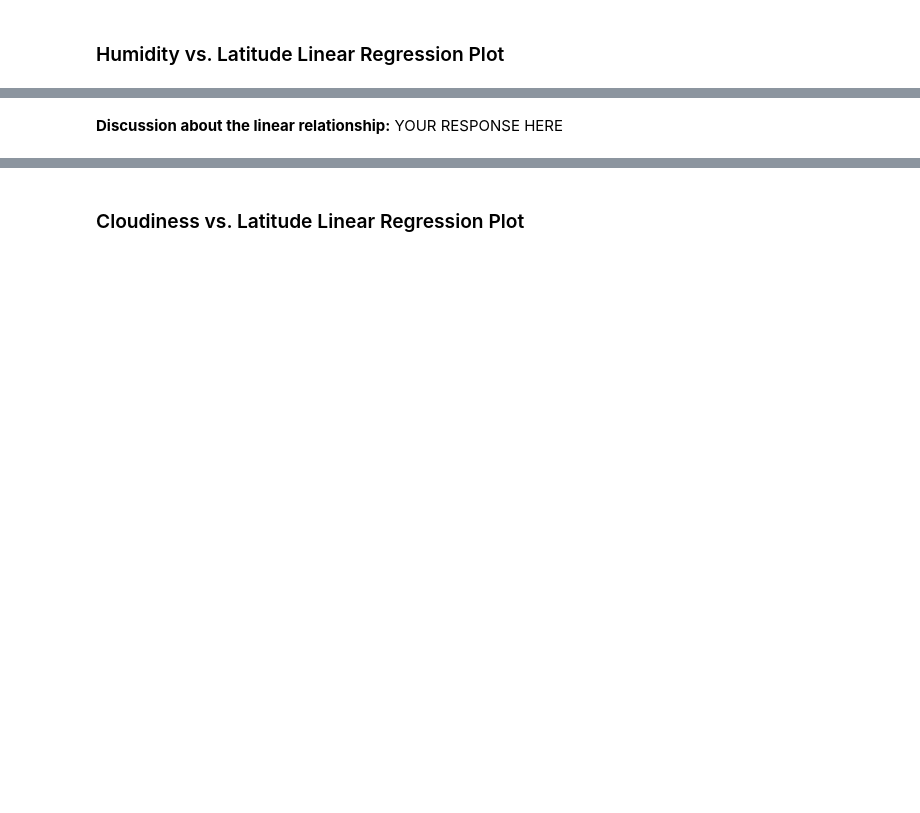
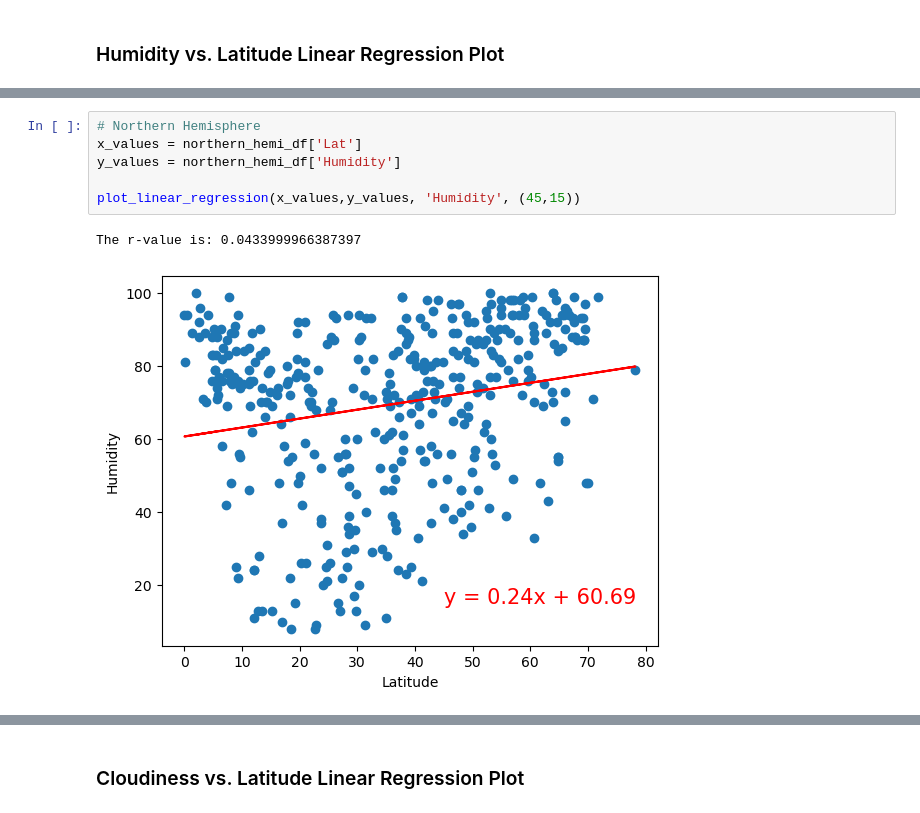
Before and after one commit to eugeniocez/python-api-challenge, a Jupyter notebook: WeatherPy/WeatherPy.ipynb, the cells around one changed output, grey strips where cells are left out. Saved outputs shown, nothing was run; the diff lists cells and outputs as text; blank space fills up the shorter version.

```diff
--- a/WeatherPy/WeatherPy.ipynb
+++ b/WeatherPy/WeatherPy.ipynb
@@ -329,2 +335,9 @@ The r-value is: 0.0002808747046324607
-# %% [markdown]
-**Discussion about the linear relationship:** YOUR RESPONSE HERE
+# %%
+# Northern Hemisphere
+x_values = northern_hemi_df['Lat']
+y_values = northern_hemi_df['Humidity']
+
+plot_linear_regression(x_values,y_values, 'Humidity', (45,15))
+# %% [output]
+The r-value is: 0.0433999966387397
+[figure, added]
```
Also changed, not shown: parts of 35 cells of this notebook, 5 other files.
